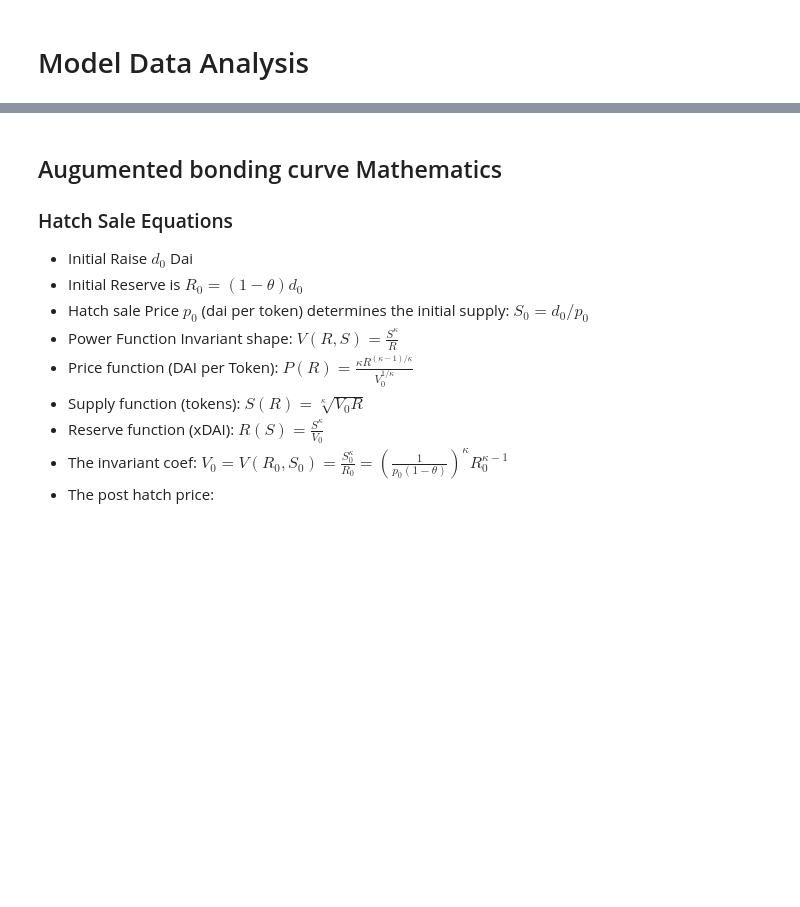
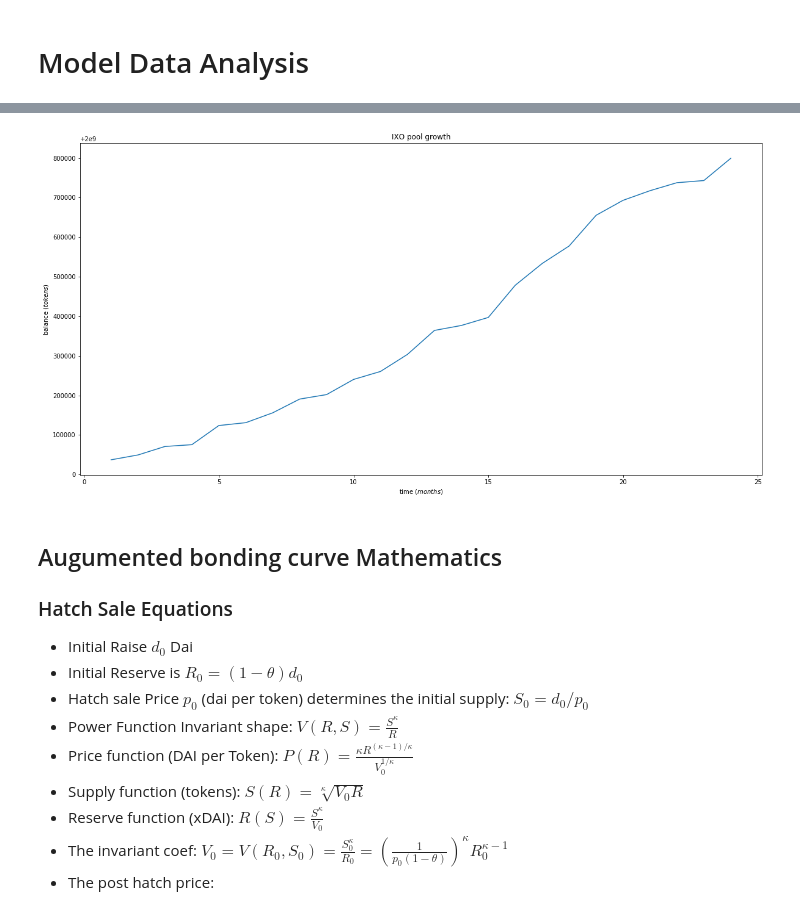
Before and after one commit to BenSchZA/ixo-liquidity-mechanism, a Jupyter notebook: ixo.ipynb, the cells around one changed output, grey strips where cells are left out. Drawn from its saved outputs; the diff is of its cells as text; code cells hidden in the pictures; blank space fills up the shorter version.

```diff
--- a/ixo.ipynb
+++ b/ixo.ipynb
@@ -721,3 +741,18 @@ plt.show()
+# %%
+for experiment in params['sweep']:
+    rdf = select_experiment(results, experiment)
+    rdf['IXO_pool_growth'] = rdf['network'].apply(lambda g: get_pool_balance(g, 'IXO'))
+
+    fig = plt.figure(1,figsize=(20,10))
+    #data = make2D('IXO_pool_growth', rdf)
+    plt.plot(rdf.timestep, rdf['IXO_pool_growth'])
+    plt.title('IXO pool growth')
+    plt.xlabel('time ($months$)')
+    plt.ylabel('balance ($tokens$)')
+
+    save_experiment(fig, experiment, 'IXO_pool_growth')
+# %% [output]
+[figure, added]
 # %% [markdown]
 ## Augumented bonding curve Mathematics
 
```
Also changed, not shown: parts of 5 cells of this notebook, 4 other files.
